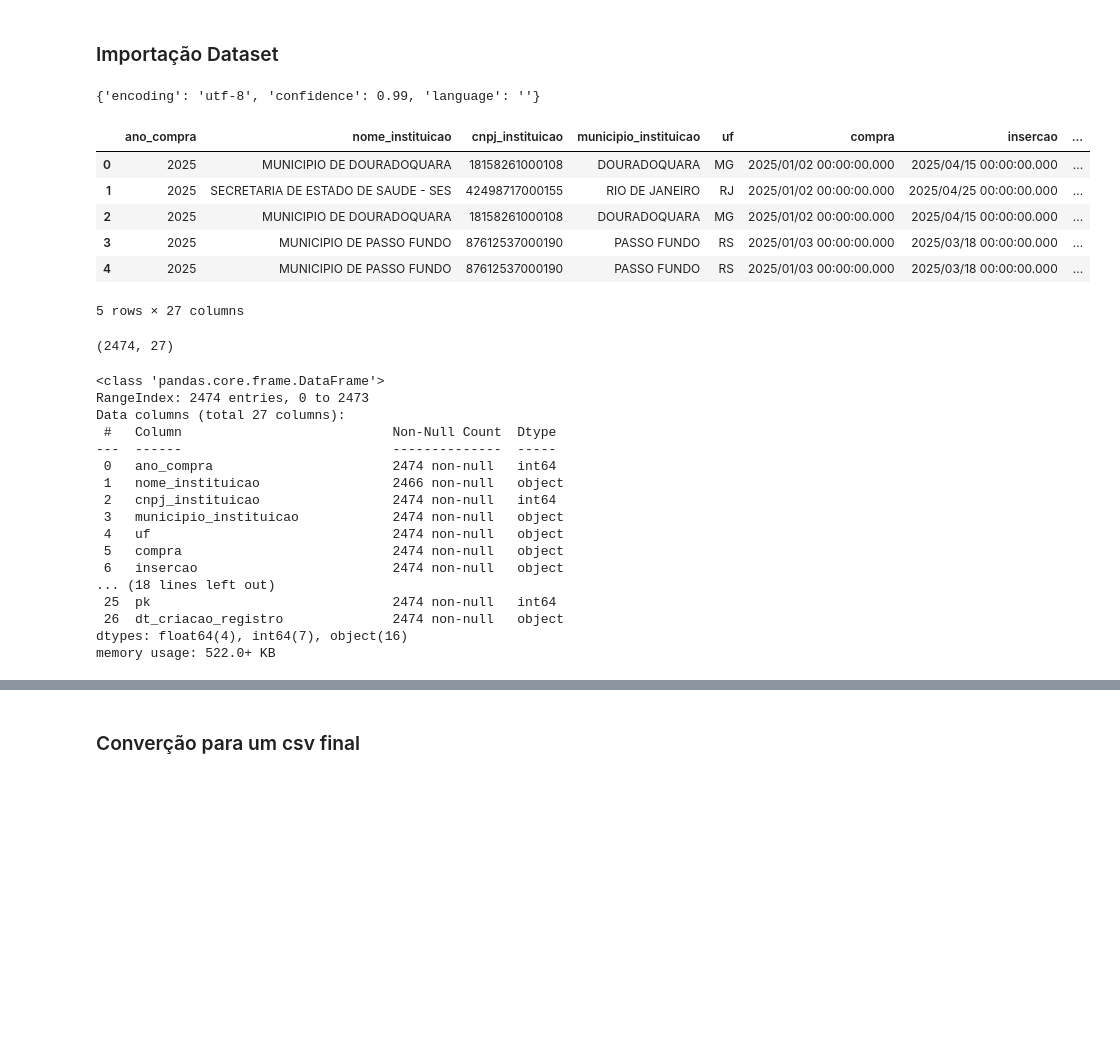
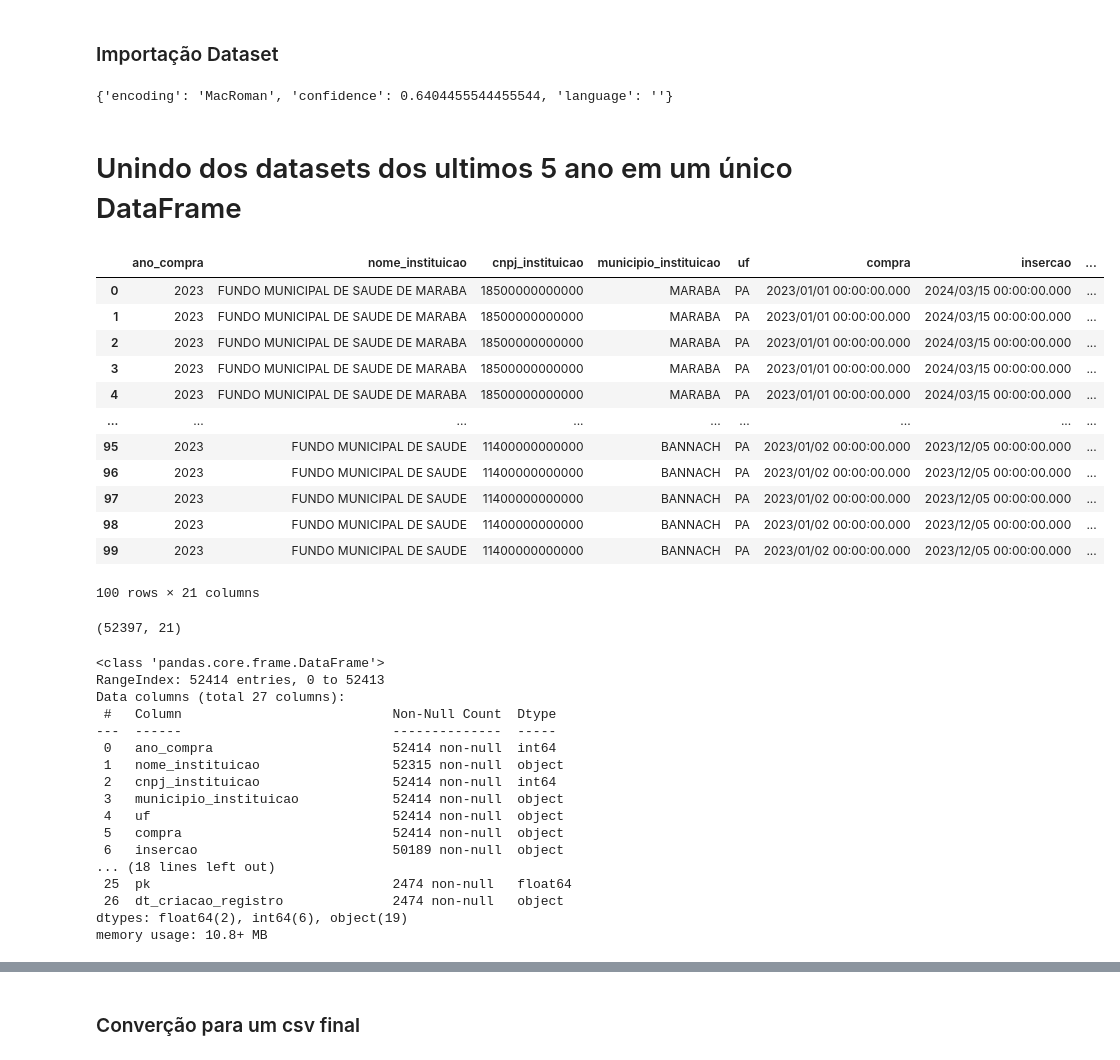
Before and after one commit to nerydyego/Projeto_XP, a Jupyter notebook: notebook/projetoSUS.ipynb, the cells around one changed output, grey strips where cells are left out. Cells and saved outputs as stored; diff of their text form; code cells hidden in the pictures; blank space fills up the shorter version.

Commit message:
Inclusão base de dados de 2023, 2024, 2025 e unificação dos dados, tratamento, criação de novo dataset final, novo dashboard

```diff
--- a/notebook/projetoSUS.ipynb
+++ b/notebook/projetoSUS.ipynb
@@ -17,45 +17,57 @@ from src.data_cleaning.cleaning import drop_duplicados, limpa_dados_NAN
 # %% [markdown]
 ### Importação Dataset
 # %%
-tipo_encoding('../data/2025.csv')
+tipo_encoding('../data/2023.csv')
 # %% [output]
-{'encoding': 'utf-8', 'confidence': 0.99, 'language': ''}
+{'encoding': 'MacRoman', 'confidence': 0.6404455544455544, 'language': ''}
 # %%
-df = pd.read_csv("../data/2025.csv", sep=';', encoding='utf-8')
+df_2025 = pd.read_csv("../data/2025.csv", sep=';', encoding='utf-8')
+df_2024 = pd.read_csv("../data/2024.csv", sep=';', encoding='MacRoman')
+df_2023 = pd.read_csv("../data/2023.csv", sep=';', encoding='MacRoman')
+# %% [markdown]
+# Unindo dos datasets dos ultimos 5 ano em um único DataFrame
+# %%
+df = pd.concat([df_2023, df_2024, df_2025], ignore_index=True)
 # %%
-df.head()
+df.head(100)
 # %% [output]
 |  | ano_compra | nome_instituicao | cnpj_instituicao | municipio_instituicao | uf | compra | insercao | ... |
-| 0 | 2025 | MUNICIPIO DE DOURADOQUARA | 18158261000108 | DOURADOQUARA | MG | 2025/01/02 00:00:00.000 | 2025/04/15 00:00:00.000 | ... |
-| 1 | 2025 | SECRETARIA DE ESTADO DE SAUDE - SES | 42498717000155 | RIO DE JANEIRO | RJ | 2025/01/02 00:00:00.000 | 2025/04/25 00:00:00.000 | ... |
-| 2 | 2025 | MUNICIPIO DE DOURADOQUARA | 18158261000108 | DOURADOQUARA | MG | 2025/01/02 00:00:00.000 | 2025/04/15 00:00:00.000 | ... |
-| 3 | 2025 | MUNICIPIO DE PASSO FUNDO | 87612537000190 | PASSO FUNDO | RS | 2025/01/03 00:00:00.000 | 2025/03/18 00:00:00.000 | ... |
-| 4 | 2025 | MUNICIPIO DE PASSO FUNDO | 87612537000190 | PASSO FUNDO | RS | 2025/01/03 00:00:00.000 | 2025/03/18 00:00:00.000 | ... |
+| 0 | 2023 | FUNDO MUNICIPAL DE SAUDE DE MARABA | 18500000000000 | MARABA | PA | 2023/01/01 00:00:00.000 | 2024/03/15 00:00:00.000 | ... |
+| 1 | 2023 | FUNDO MUNICIPAL DE SAUDE DE MARABA | 18500000000000 | MARABA | PA | 2023/01/01 00:00:00.000 | 2024/03/15 00:00:00.000 | ... |
+| 2 | 2023 | FUNDO MUNICIPAL DE SAUDE DE MARABA | 18500000000000 | MARABA | PA | 2023/01/01 00:00:00.000 | 2024/03/15 00:00:00.000 | ... |
+| 3 | 2023 | FUNDO MUNICIPAL DE SAUDE DE MARABA | 18500000000000 | MARABA | PA | 2023/01/01 00:00:00.000 | 2024/03/15 00:00:00.000 | ... |
+| 4 | 2023 | FUNDO MUNICIPAL DE SAUDE DE MARABA | 18500000000000 | MARABA | PA | 2023/01/01 00:00:00.000 | 2024/03/15 00:00:00.000 | ... |
+| ... | ... | ... | ... | ... | ... | ... | ... | ... |
+| 95 | 2023 | FUNDO MUNICIPAL DE SAUDE | 11400000000000 | BANNACH | PA | 2023/01/02 00:00:00.000 | 2023/12/05 00:00:00.000 | ... |
+| 96 | 2023 | FUNDO MUNICIPAL DE SAUDE | 11400000000000 | BANNACH | PA | 2023/01/02 00:00:00.000 | 2023/12/05 00:00:00.000 | ... |
+| 97 | 2023 | FUNDO MUNICIPAL DE SAUDE | 11400000000000 | BANNACH | PA | 2023/01/02 00:00:00.000 | 2023/12/05 00:00:00.000 | ... |
+| 98 | 2023 | FUNDO MUNICIPAL DE SAUDE | 11400000000000 | BANNACH | PA | 2023/01/02 00:00:00.000 | 2023/12/05 00:00:00.000 | ... |
+| 99 | 2023 | FUNDO MUNICIPAL DE SAUDE | 11400000000000 | BANNACH | PA | 2023/01/02 00:00:00.000 | 2023/12/05 00:00:00.000 | ... |
-5 rows × 27 columns
+100 rows × 21 columns
 # %%
 df.shape
 # %% [output]
-(2474, 27)
+(52397, 21)
 # %%
 df.info()
 # %% [output]
 <class 'pandas.core.frame.DataFrame'>
-RangeIndex: 2474 entries, 0 to 2473
+RangeIndex: 52414 entries, 0 to 52413
 Data columns (total 27 columns):
  #   Column                           Non-Null Count  Dtype
 ---  ------                           --------------  -----
- 0   ano_compra                       2474 non-null   int64
- 1   nome_instituicao                 2466 non-null   object
- 2   cnpj_instituicao                 2474 non-null   int64
- 3   municipio_instituicao            2474 non-null   object
- 4   uf                               2474 non-null   object
- 5   compra                           2474 non-null   object
- 6   insercao                         2474 non-null   object
+ 0   ano_compra                       52414 non-null  int64
+ 1   nome_instituicao                 52315 non-null  object
+ 2   cnpj_instituicao                 52414 non-null  int64
+ 3   municipio_instituicao            52414 non-null  object
+ 4   uf                               52414 non-null  object
+ 5   compra                           52414 non-null  object
+ 6   insercao                         50189 non-null  object
 ... (18 lines left out)
- 25  pk                               2474 non-null   int64
+ 25  pk                               2474 non-null   float64
  26  dt_criacao_registro              2474 non-null   object
-dtypes: float64(4), int64(7), object(16)
-memory usage: 522.0+ KB
+dtypes: float64(2), int64(6), object(19)
+memory usage: 10.8+ MB
 # %%
 # Analisando percentual de dados faltantes
 dados_na = df.isna().sum()
```
Also changed, not shown: parts of 11 cells of this notebook, 9 other files.
